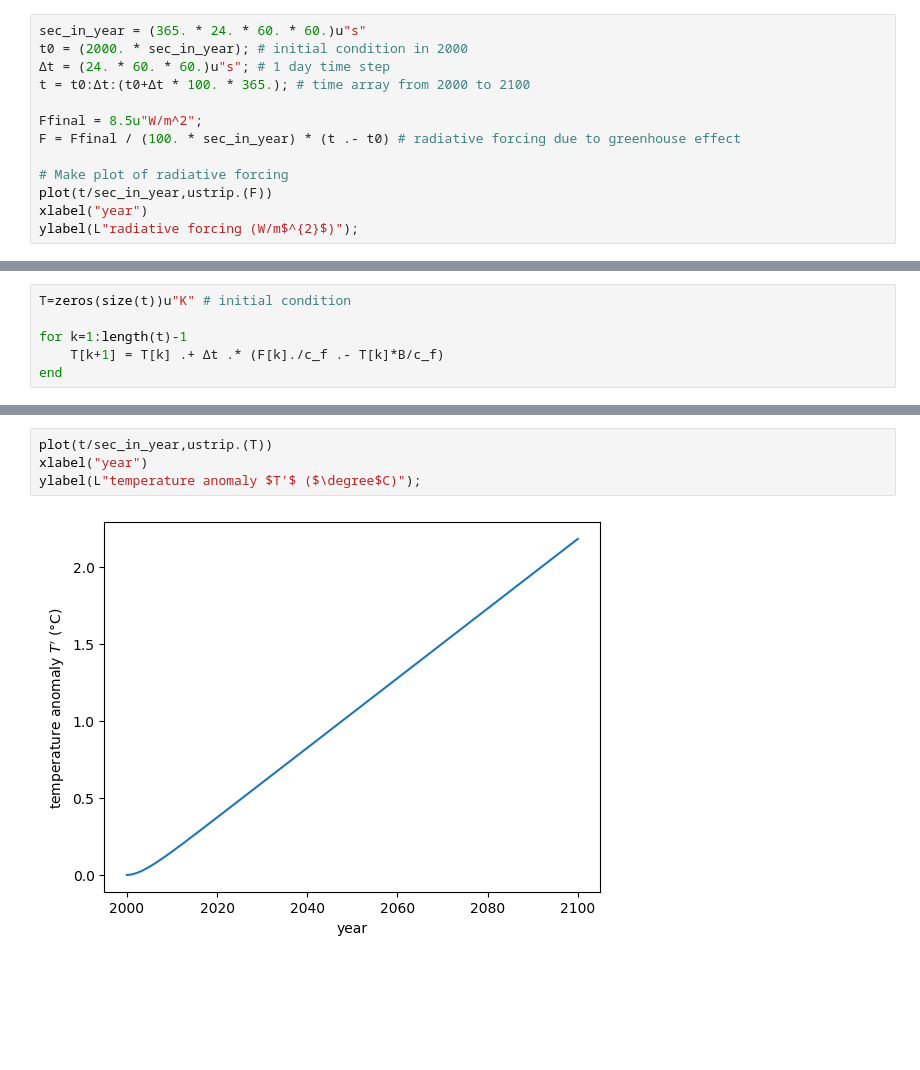
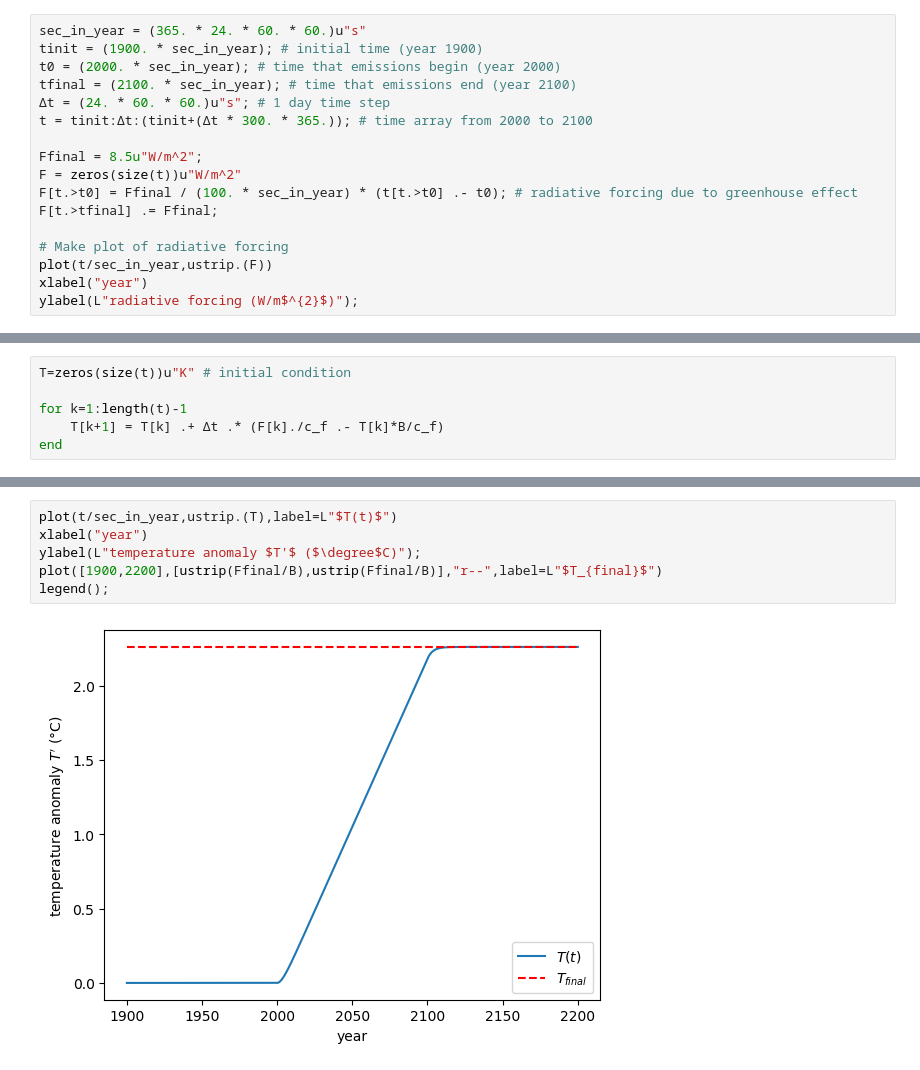
Before and after one commit to hdrake/simplearth_old, a Jupyter notebook: warming_timescales.ipynb, the cells around one changed output, grey strips where cells are left out. Drawn from its saved outputs; the diff is of its cells as text; blank space fills up the shorter version.

```diff
--- a/warming_timescales.ipynb
+++ b/warming_timescales.ipynb
@@ -63,11 +32,15 @@ We approximate the "business as usual" or "worst case" future emissions scenario
 # %%
 sec_in_year = (365. * 24. * 60. * 60.)u"s"
-t0 = (2000. * sec_in_year); # initial condition in 2000
+tinit = (1900. * sec_in_year); # initial time (year 1900)
+t0 = (2000. * sec_in_year); # time that emissions begin (year 2000)
+tfinal = (2100. * sec_in_year); # time that emissions end (year 2100)
 Δt = (24. * 60. * 60.)u"s"; # 1 day time step
-t = t0:Δt:(t0+Δt * 100. * 365.); # time array from 2000 to 2100
+t = tinit:Δt:(tinit+(Δt * 300. * 365.)); # time array from 2000 to 2100
 
 Ffinal = 8.5u"W/m^2";
-F = Ffinal / (100. * sec_in_year) * (t .- t0) # radiative forcing due to greenhouse effect
+F = zeros(size(t))u"W/m^2"
+F[t.>t0] = Ffinal / (100. * sec_in_year) * (t[t.>t0] .- t0); # radiative forcing due to greenhouse effect
+F[t.>tfinal] .= Ffinal;
 
 # Make plot of radiative forcing
 plot(t/sec_in_year,ustrip.(F))
@@ -138,6 +120,8 @@ end
 # %%
-plot(t/sec_in_year,ustrip.(T))
+plot(t/sec_in_year,ustrip.(T),label=L"$T(t)$")
 xlabel("year")
 ylabel(L"temperature anomaly $T'$ ($\degree$C)");
+plot([1900,2200],[ustrip(Ffinal/B),ustrip(Ffinal/B)],"r--",label=L"$T_{final}$")
+legend();
 # %% [output]
-[figure, old version]
+[figure, new version]
```
Also changed, not shown: parts of 8 cells of this notebook.
